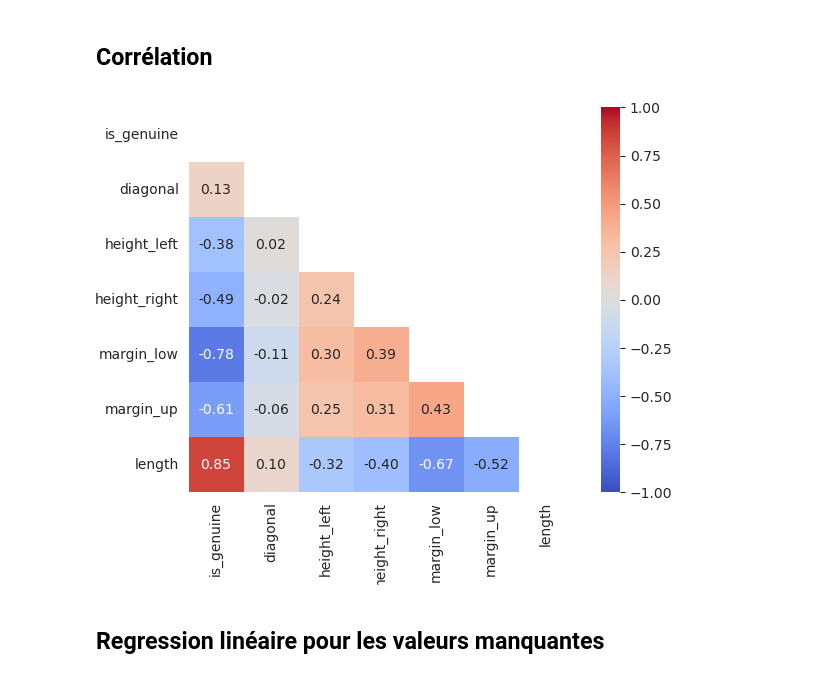
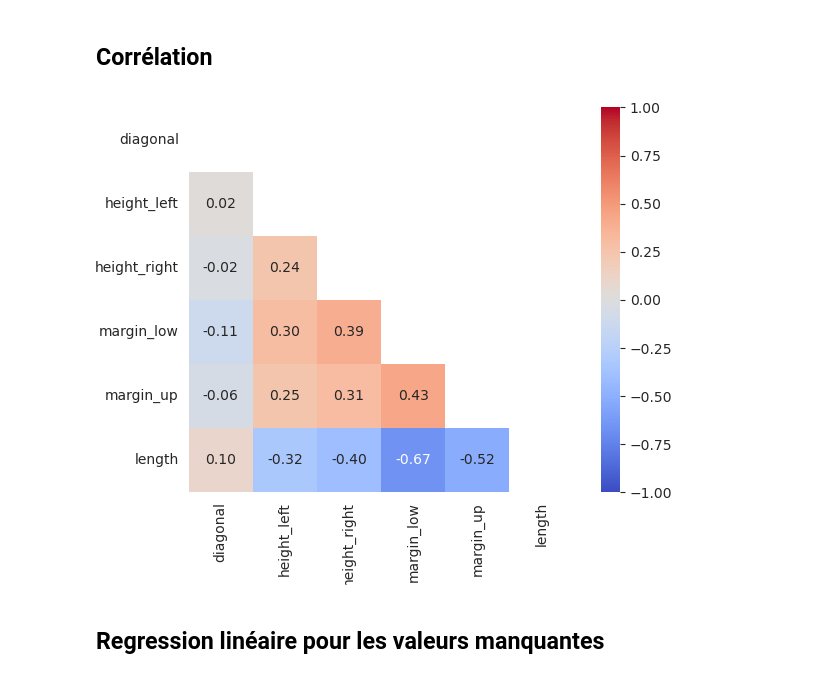
Before and after one commit to AntoineJBQ/P10, a Jupyter notebook: NOTEBOOK/projet10.ipynb, the cells around one changed output. Saved outputs shown, nothing was run; the diff lists cells and outputs as text; code cells hidden in the pictures.

```diff
--- a/NOTEBOOK/projet10.ipynb
+++ b/NOTEBOOK/projet10.ipynb
@@ -640,14 +219,14 @@ sns.pairplot(data)
 ## Corrélation
 # %%
 # Création matrice de corrélation
-corr = data.corr()
+corr = data_num.corr()
 mask = np.zeros_like(corr)
 mask[np.triu_indices_from(mask)] = True
 with sns.axes_style("white"):
     f, ax = plt.subplots(figsize=(7, 5))
     ax = sns.heatmap(corr, mask=mask, vmax=1, vmin=-1, annot=True, fmt=".2f", cmap="coolwarm", square=True)
 # %% [output]
-[figure, old version]
+[figure, new version]
 # %% [markdown]
 ## Regression linéaire pour les valeurs manquantes
 # %%
```
Also changed, not shown: parts of 28 cells of this notebook.
